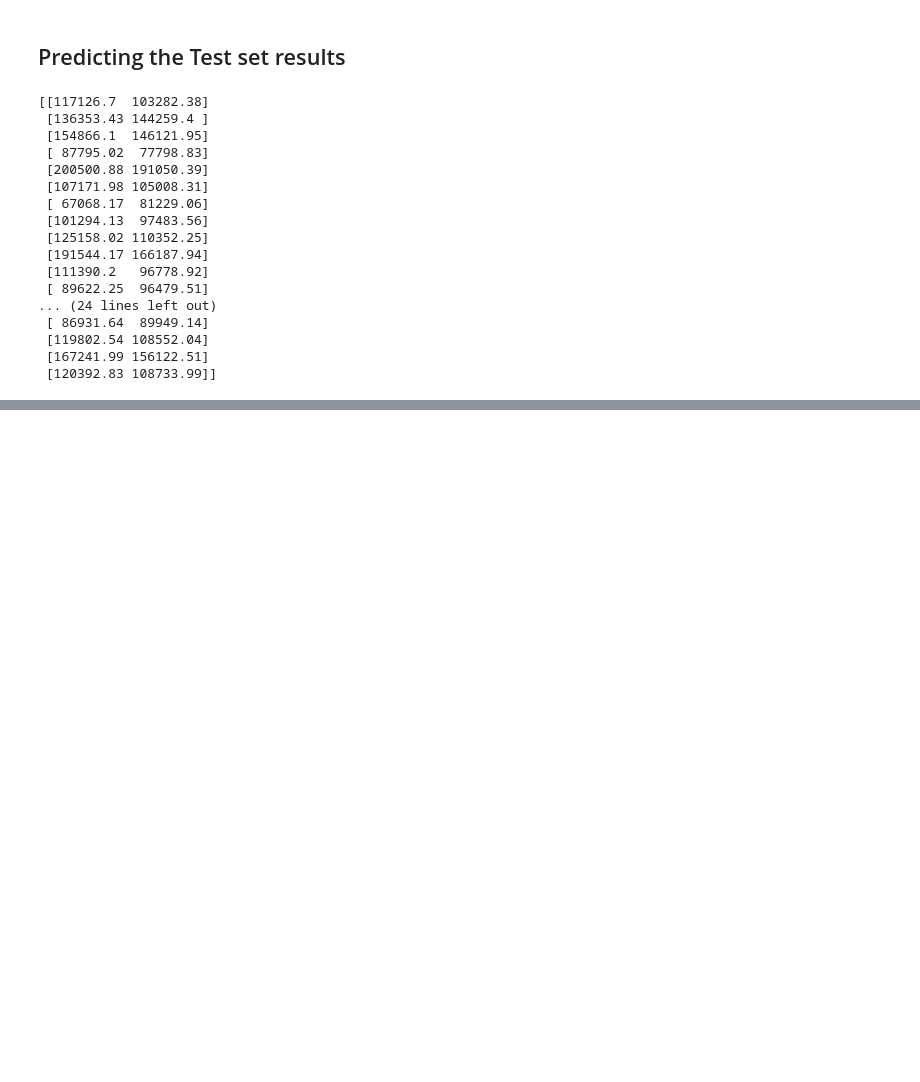
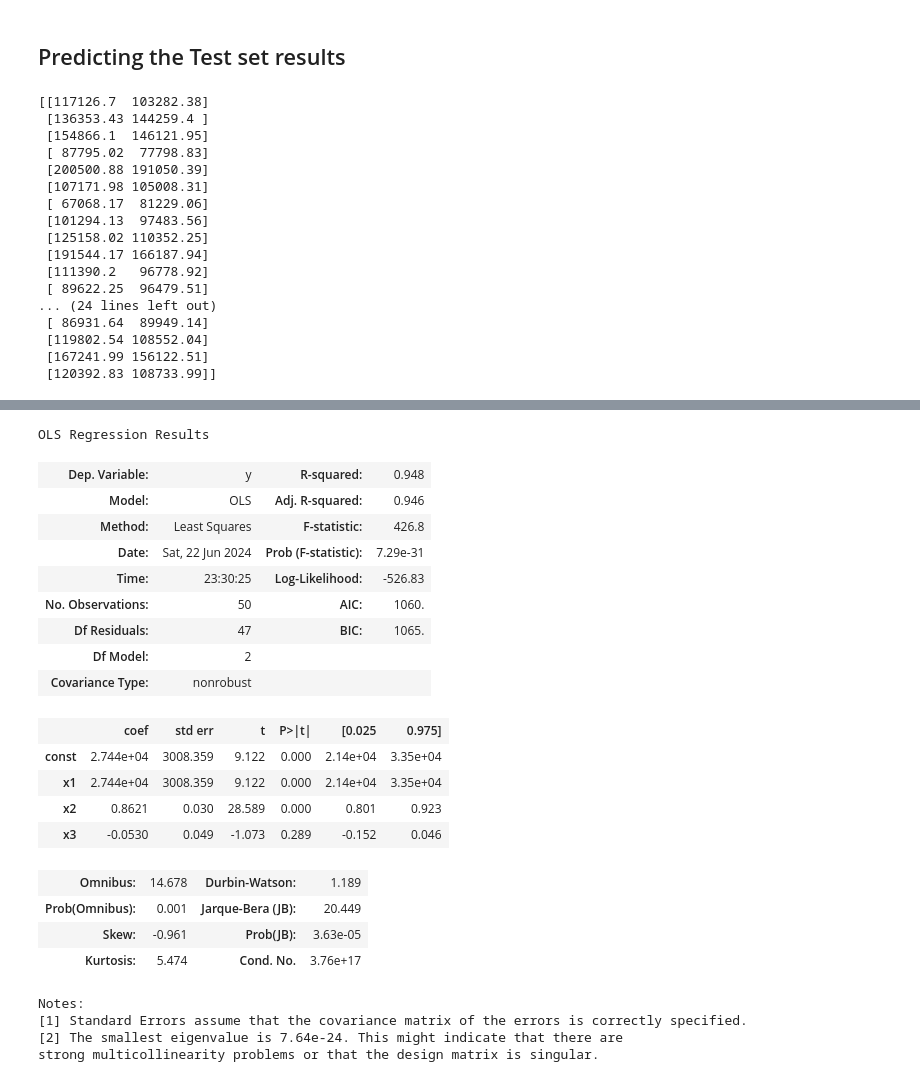
Before and after one commit to PhathuMudau/MachineLearningA-Z, a Jupyter notebook: Regression/multiple_linear_regression.ipynb, the cells around one changed output, grey strips where cells are left out. Cells and saved outputs as stored; diff of their text form; code cells hidden in the pictures; blank space fills up the shorter version.

```diff
--- a/Regression/multiple_linear_regression.ipynb
+++ b/Regression/multiple_linear_regression.ipynb
@@ -111,0 +200,29 @@ print(np.concatenate((y_pred.reshape(len(y_pred), 1), y_test.reshape(len(y_test)
+# %%
+x_opt = x[:, [0, 1, 4, 5]]
+x_opt = x_opt.astype(np.float64)
+regressor_OLS = sm.OLS(endog=y, exog=x_opt).fit()
+regressor_OLS.summary()
+# %% [output]
+OLS Regression Results
+| Dep. Variable: | y | R-squared: | 0.948 |
+| Model: | OLS | Adj. R-squared: | 0.946 |
+| Method: | Least Squares | F-statistic: | 426.8 |
+| Date: | Sat, 22 Jun 2024 | Prob (F-statistic): | 7.29e-31 |
+| Time: | 23:30:25 | Log-Likelihood: | -526.83 |
+| No. Observations: | 50 | AIC: | 1060. |
+| Df Residuals: | 47 | BIC: | 1065. |
+| Df Model: | 2 |  |  |
+| Covariance Type: | nonrobust |  |  |
+|  | coef | std err | t | P>|t| | [0.025 | 0.975] |
+| const | 2.744e+04 | 3008.359 | 9.122 | 0.000 | 2.14e+04 | 3.35e+04 |
+| x1 | 2.744e+04 | 3008.359 | 9.122 | 0.000 | 2.14e+04 | 3.35e+04 |
+| x2 | 0.8621 | 0.030 | 28.589 | 0.000 | 0.801 | 0.923 |
+| x3 | -0.0530 | 0.049 | -1.073 | 0.289 | -0.152 | 0.046 |
+| Omnibus: | 14.678 | Durbin-Watson: | 1.189 |
+| Prob(Omnibus): | 0.001 | Jarque-Bera (JB): | 20.449 |
+| Skew: | -0.961 | Prob(JB): | 3.63e-05 |
+| Kurtosis: | 5.474 | Cond. No. | 3.76e+17 |
+Notes:
+[1] Standard Errors assume that the covariance matrix of the errors is correctly specified.
+[2] The smallest eigenvalue is 7.64e-24. This might indicate that there are
+strong multicollinearity problems or that the design matrix is singular.
```
Also changed, not shown: parts of 10 cells of this notebook.
